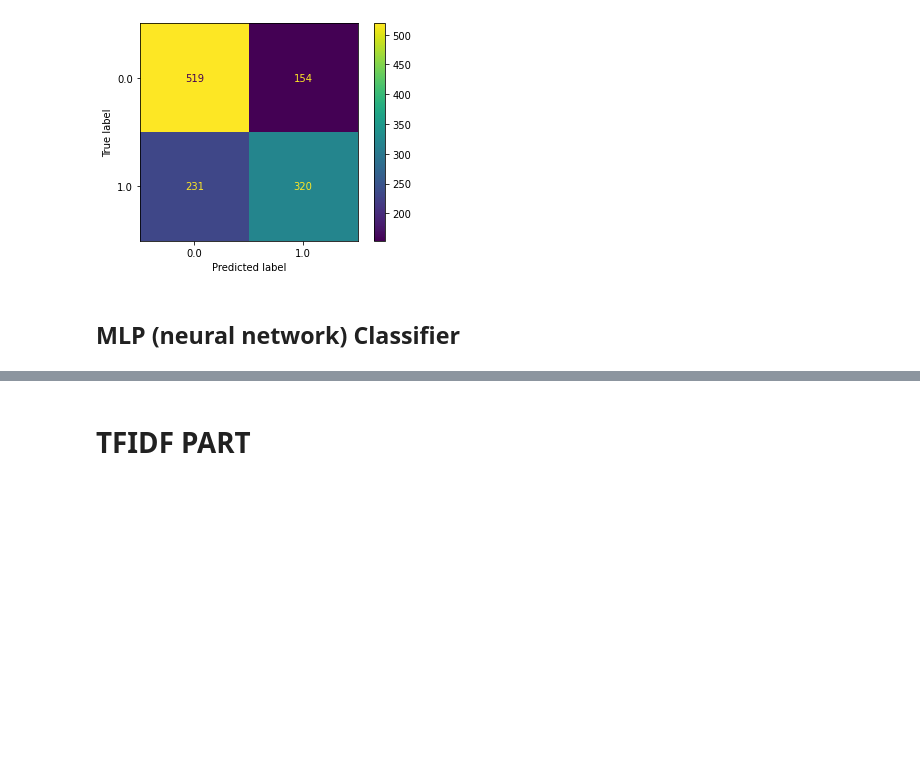
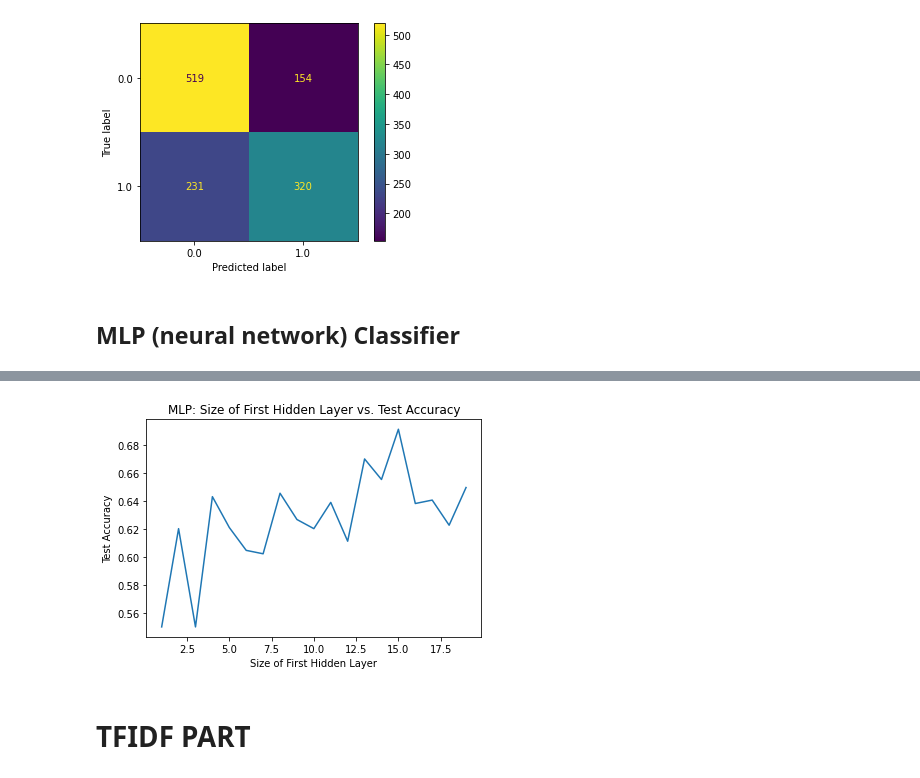
Before and after one commit to ShashiKiranMR/CS-7641-ML-Project, a Jupyter notebook: src/supervised.ipynb, the cells around one changed output, grey strips where cells are left out. Saved outputs shown, nothing was run; the diff lists cells and outputs as text; code cells hidden in the pictures; blank space fills up the shorter version.

```diff
--- a/src/supervised.ipynb
+++ b/src/supervised.ipynb
@@ -537,3 +597,15 @@ Test Accuracy:  62.99019607843137
+# %%
+x_values = range(1, 20)
+y_values = []
+for v in range(19):
+    y_values.append(max(h_lrs_test_accuracies[v*4:v*4+4]))
+plt.plot(x_values, y_values)
+plt.xlabel('Size of First Hidden Layer')
+plt.ylabel('Test Accuracy')
+plt.title('MLP: Size of First Hidden Layer vs. Test Accuracy')
+plt.show()
+# %% [output]
+[figure, added]
 # %% [markdown]
 # TFIDF PART
 # %%
```
Also changed, not shown: parts of 13 cells of this notebook.
